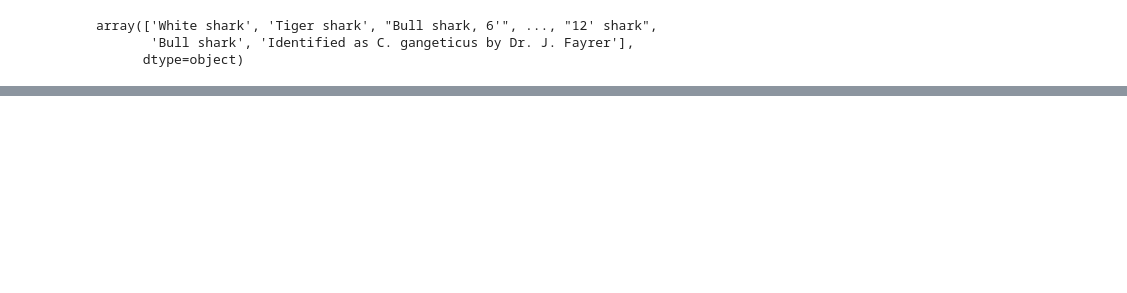
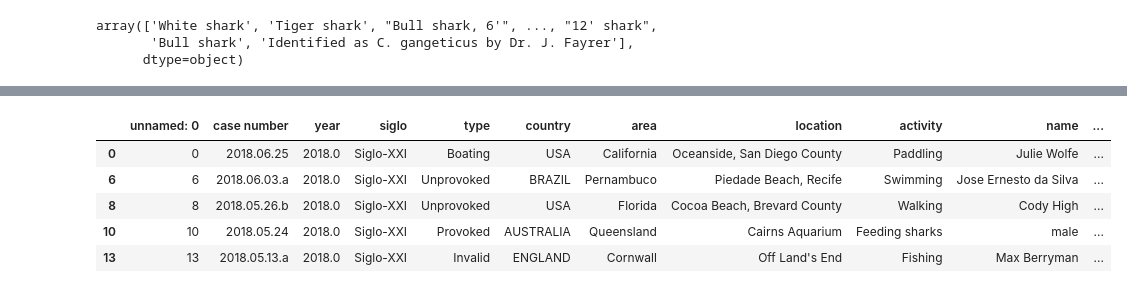
Before and after one commit to Adalab/DA-promo-A-module-2-pairprog-1-pair-4-Lidia-Guadalupe, a Jupyter notebook: Pair 4 Pandas 4.ipynb, the cells around one changed output, grey strips where cells are left out. Saved outputs shown, nothing was run; the diff lists cells and outputs as text; code cells hidden in the pictures; blank space fills up the shorter version.

```diff
--- a/Pair 4 Pandas 4.ipynb
+++ b/Pair 4 Pandas 4.ipynb
@@ -292,0 +232,14 @@ df_attack2
+# %%
+#Hemos decidido cambiar su posició,(con .pop)para que sea más proxima
+#a la columna sobre la que se han tomado los datos de referencia para las condiciones.
+nueva_posicion = df_attack2.pop('siglo')
+
+df_attack2.insert(3, 'siglo', nueva_posicion)
+df_attack2.head()
+# %% [output]
+|  | unnamed: 0 | case number | year | siglo | type | country | area | location | activity | name | ... |
+| 0 | 0 | 2018.06.25 | 2018.0 | Siglo-XXI | Boating | USA | California | Oceanside, San Diego County | Paddling | Julie Wolfe | ... |
+| 6 | 6 | 2018.06.03.a | 2018.0 | Siglo-XXI | Unprovoked | BRAZIL | Pernambuco | Piedade Beach, Recife | Swimming | Jose Ernesto da Silva | ... |
+| 8 | 8 | 2018.05.26.b | 2018.0 | Siglo-XXI | Unprovoked | USA | Florida | Cocoa Beach, Brevard County | Walking | Cody High | ... |
+| 10 | 10 | 2018.05.24 | 2018.0 | Siglo-XXI | Provoked | AUSTRALIA | Queensland | Cairns Aquarium | Feeding sharks | male | ... |
+| 13 | 13 | 2018.05.13.a | 2018.0 | Siglo-XXI | Invalid | ENGLAND | Cornwall | Off Land's End | Fishing | Max Berryman | ... |
```
Also changed, not shown: parts of 27 cells of this notebook.
